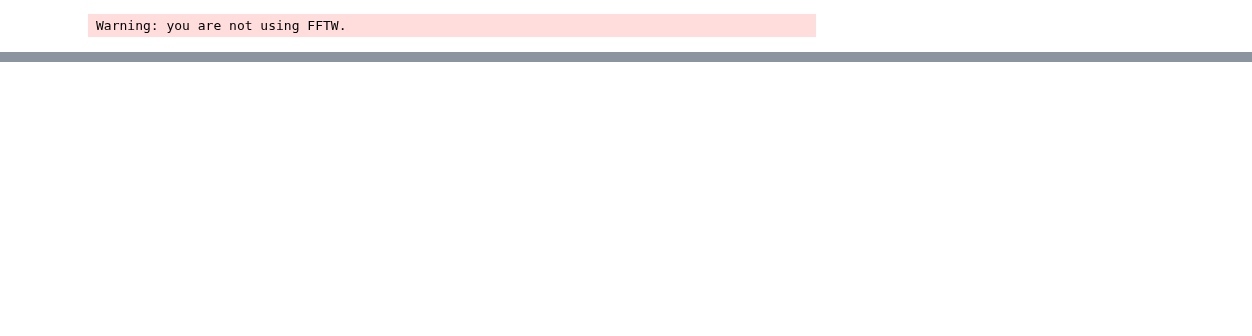
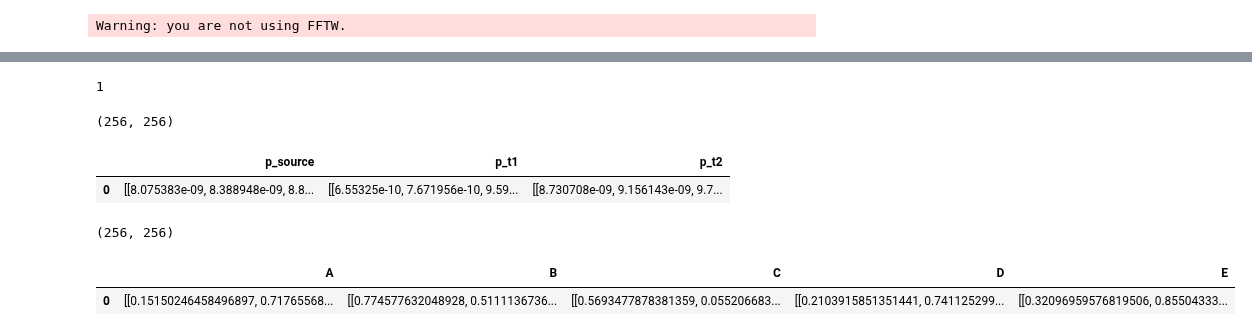
Before and after one commit to knmoriwaki/IM2IM, a Jupyter notebook: explain/my_xai_dataframe_development.ipynb, the cells around one changed output, grey strips where cells are left out. Cells and saved outputs as stored; diff of their text form; code cells hidden in the pictures; blank space fills up the shorter version.

```diff
--- a/explain/my_xai_dataframe_development.ipynb
+++ b/explain/my_xai_dataframe_development.ipynb
@@ -90,0 +87,12 @@ Name: r_ha_10, dtype: float64
+# %%
+test = read_shuffeled_data(exp1_dir)
+print(len(test))
+test['obs'].values[0].shape
+# %% [output]
+1
+(256, 256)
+# %%
+pd.DataFrame.from_dict({k: [v] for k, v in test.items()})
+# %% [output]
+|  | p_source | p_t1 | p_t2 |
+| 0 | [[8.075383e-09, 8.388948e-09, 8.8... | [[6.55325e-10, 7.671956e-10, 9.59... | [[8.730708e-09, 9.156143e-09, 9.7... |
@@ -90,0 +101,22 @@ Name: r_ha_10, dtype: float64
+# %%
+np.shape(s_r[0])
+# %% [output]
+(256, 256)
+# %%
+import pandas as pd
+import numpy as np
+
+# Example dictionary with NumPy arrays
+data_dict = {'A': np.random.rand(256, 256),
+             'B': np.random.rand(256, 256),
+             'C': np.random.rand(256, 256),
+             'D': np.random.rand(256, 256),
+             'E': np.random.rand(256, 256)}
+
+# Convert dictionary to DataFrame
+df = pd.DataFrame.from_dict({k: [v] for k, v in data_dict.items()})
+# %%
+df
+# %% [output]
+|  | A | B | C | D | E |
+| 0 | [[0.15150246458496897, 0.71765568... | [[0.774577632048928, 0.5111136736... | [[0.5693477878381359, 0.055206683... | [[0.2103915851351441, 0.741125299... | [[0.32096959576819506, 0.85504333... |
```
Also changed, not shown: parts of 18 cells of this notebook.
